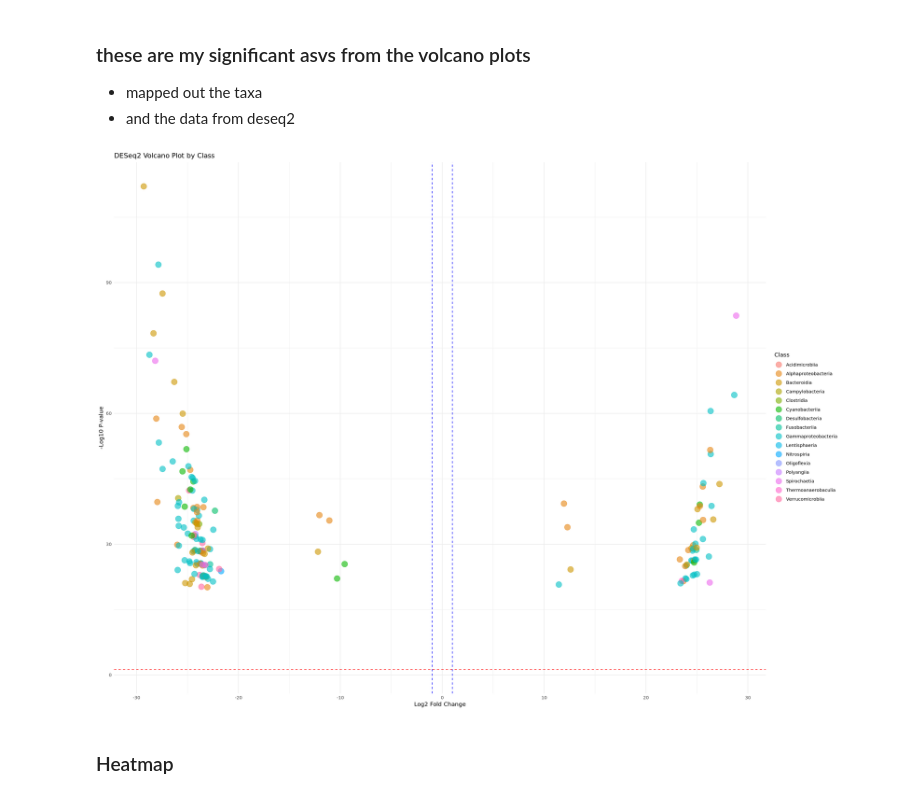
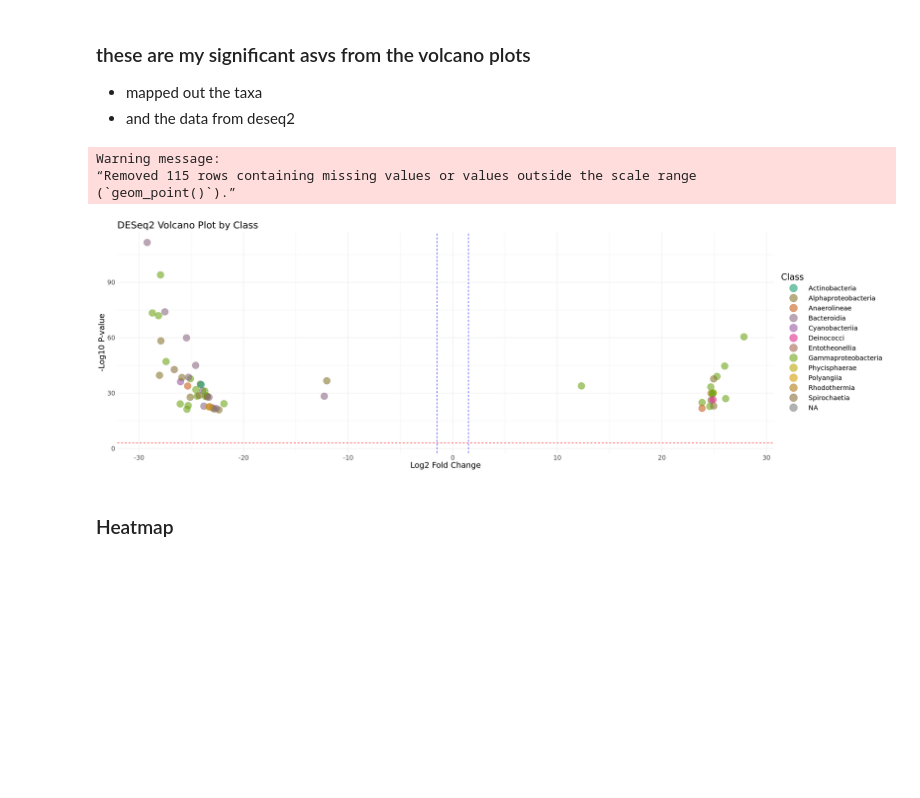
Before and after one commit to cdesouza02/BEL_16S_output, a Jupyter notebook: DESeq_plots.ipynb, the cells around one changed output. Drawn from its saved outputs; the diff is of its cells as text; code cells hidden in the pictures; blank space fills up the shorter version.

```diff
--- a/DESeq_plots.ipynb
+++ b/DESeq_plots.ipynb
@@ -193,7 +198,7 @@ A data.frame: 6 × 8
 # %% [markdown]
 ### comparing sig ASV to taxa in ps_clean
 # %%
-ps<-readRDS(file = "/work/pi_sarah_gignouxwolfsohn_uml_edu/caroline/RDS/ps.rds")
+ps<-readRDS(file = "/work/pi_sarah_gignouxwolfsohn_uml_edu/caroline/RDS/ps_final.rds")
 #removing any taxa that don't show up in any samples to speed up the process
 ps <- prune_taxa(taxa_sums(ps) > 0, ps)
 # %%
@@ -249,16 +254,37 @@ A data.frame: 6 × 14
 ### these are my significant asvs from the volcano plots
 - mapped out the taxa
 - and the data from deseq2
+# %%
+#wider plots
+#making plots small
+options(repr.plot.width = 25, repr.plot.height = 8)
+#color assignment
+mycolors= colorRampPalette(brewer.pal(8, "Dark2"))(13)
 # %%
-ggplot(taxa_sig_asvs, aes(x = log2FoldChange, y = -log10(pvalue))) +
-  geom_point(aes(color = Class), alpha = 0.6, size = 5) +
+volcano_taxa <- ggplot(taxa_sig_asvs, aes(x = log2FoldChange, y = -log10(pvalue))) +
+  geom_point(aes(color = Class), alpha = 0.6, size = 7) +
   labs(title = "DESeq2 Volcano Plot by Class",
        x = "Log2 Fold Change",
        y = "-Log10 P-value",
        color = "Class") +
+  #Use the same color palette for both
+scale_color_manual(values = mycolors, drop = TRUE)+
   theme_minimal() +
+theme(
+  legend.position = "right",
+  legend.title = element_text(size = 20),
+  legend.text = element_text(size = 15),
+  text = element_text(size = 18),
+  legend.key.width = unit(2, "cm"),     # make the legend keys wider
+  legend.key.height = unit(0.8, "cm")   # make them taller
+) +
+guides(color = guide_legend(override.aes = list(size = 8)))+
   # Add lines for significance and fold change thresholds
-  geom_hline(yintercept = -log10(0.05), linetype = "dashed", color = "red") +
-  geom_vline(xintercept = c(-1, 1), linetype = "dashed", color = "blue")
+  geom_hline(yintercept = -log10(0.001), linetype = "dashed", color = "red") +
+  geom_vline(xintercept = c(-1.5, 1.5), linetype = "dashed", color = "blue")
+volcano_taxa
 # %% [output]
+Warning message:
+“Removed 115 rows containing missing values or values outside the scale range
+(`geom_point()`).”
-[figure, old version]
+[figure, new version]
```
Also changed, not shown: parts of 14 cells of this notebook, 4 other files.
